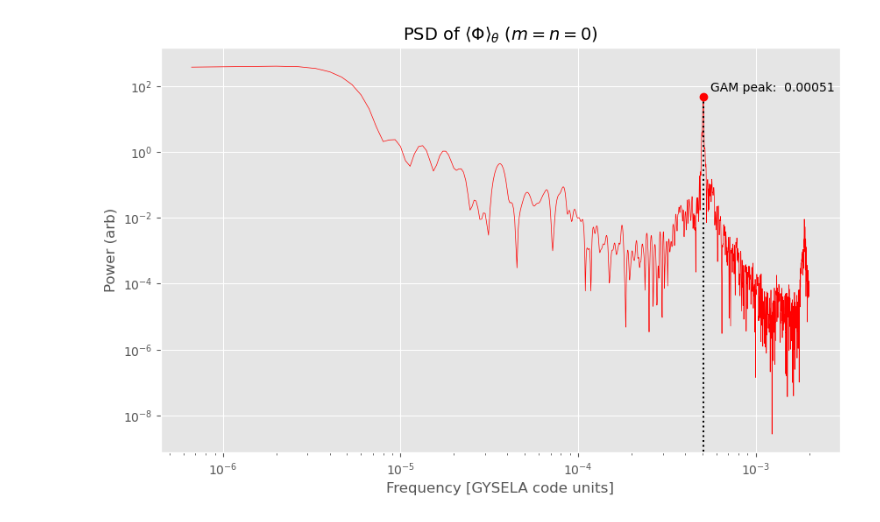
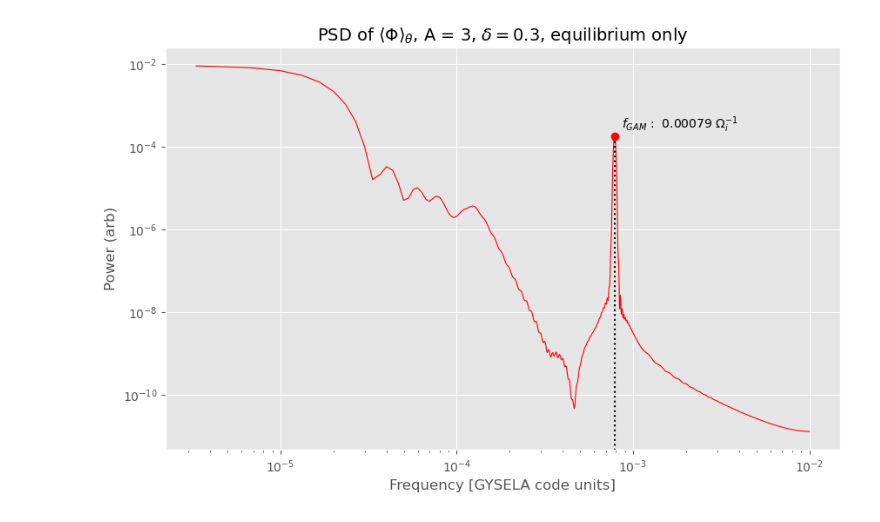
Before and after one commit to seferoni/GYSELA_utils, a Jupyter notebook: post-processing/scripts/exploratory_notebooks/psd_mn0.ipynb, the cells around one changed output. Cells and saved outputs as stored; diff of their text form; code cells hidden in the pictures.

```diff
--- a/post-processing/scripts/exploratory_notebooks/psd_mn0.ipynb
+++ b/post-processing/scripts/exploratory_notebooks/psd_mn0.ipynb
@@ -9,6 +9,10 @@ import phi2D_utilities as utils;
 plt.style.use("ggplot");
 # %%
 # Test inputs - delete when done!
-directory_path = "/zhisongqu_data/seth/GYSELA/raw/batch_10/DN_FLUXDRIVEN_ITG_TEST";
-data_arrays = reader.fetch_phi2D_data(directory_path);
+perturbed_directory_path = "/zhisongqu_data/seth/GYSELA/raw/batch_11/DN_DELTASCAN_A3_PERTURB_0.3";
+quiescent_directory_path = "/zhisongqu_data/seth/GYSELA/raw/batch_11/DN_DELTASCAN_A3_QUIESCENT_0.3";
+perturbed_data_arrays = reader.fetch_phi2D_data(perturbed_directory_path, parallelise = True);
+quiescent_data_arrays = reader.fetch_phi2D_data(quiescent_directory_path, parallelise = True);
+dt_diag = reader.fetch_dt_diag(perturbed_directory_path);
+jacobian_dictionary = reader.fetch_jacobian(perturbed_directory_path);
 # %% [output]
@@ -18,26 +32,38 @@ Finished compiling data from all files in the directory.
 # %%
-def plot_power_spectrum_density(phi2D_list, dt_diag, effective_radius = 0.7, real_frequency = False):
+def plot_power_spectrum_density(phi2D_list, dt_diag, jacobian_dictionary, effective_radius = 0.7, title_suffix = "", real_frequency = False, quiescent_phi2D_list = None):
 
 	# Signal isolation and data processing.
 	# Logic here is similar to that of `extract_GAM_frequency` in the utilities.
-	radial_time_series = utils.generate_poloidally_averaged_time_series(phi2D_list, effective_radius);
+	radial_time_series = utils.generate_poloidally_averaged_time_series(phi2D_list, jacobian_dictionary, effective_radius);
+
+	if quiescent_phi2D_list is not None:
+		quiescent_time_series = utils.generate_poloidally_averaged_time_series(quiescent_phi2D_list, jacobian_dictionary, effective_radius);
+		radial_time_series = radial_time_series - quiescent_time_series;
+
 	frequencies, power_spectrum_density = utils.map_power_spectrum(radial_time_series, dt_diag);
 	frequencies = utils.convert_to_real_frequency(frequencies) if real_frequency else frequencies;
 	GAM_peak_index = utils.isolate_GAM_peak_index(power_spectrum_density, frequencies);
 	GAM_frequency = frequencies[GAM_peak_index];
 	GAM_power = float(power_spectrum_density[GAM_peak_index]);
 
 	# Figure plotting logic.
 	plt.figure(figsize = (10, 6));
-	plt.loglog(frequencies, power_spectrum_density, label = "PSD", color = "red", lw = 0.5);
+	plt.loglog(frequencies, power_spectrum_density, label = "PSD", color = "red", lw = 0.8);
 	plt.vlines(GAM_frequency, GAM_power, 0, colors = "black", linestyles = "dotted");
 	plt.plot(GAM_frequency, power_spectrum_density[GAM_peak_index], "ro");
-	plt.annotate(rf"GAM peak: {GAM_frequency : .5f}", xy = (GAM_frequency, GAM_power), xytext = (GAM_frequency * 1.1, GAM_power * 1.5));
+	plt.annotate(rf"$f_{{GAM}}$ : {GAM_frequency : .5f} $\Omega_i^{{-1}}$", xy = (GAM_frequency, GAM_power), xytext = (GAM_frequency * 1.1, GAM_power * 1.5));
 	plt.xlabel("Frequency [Hz]" if real_frequency else f"Frequency [GYSELA code units]");
 	plt.ylabel("Power (arb)");
-	plt.title(r"PSD of $\langle \Phi \rangle_\theta$ ($m = n = 0$)", fontsize = 14);
+	plt.title(rf"PSD of $\langle \Phi \rangle_\theta$, {title_suffix}", fontsize = 14);
 	plt.show();
 
-plot_power_spectrum_density(data_arrays, dt_diag = 250, real_frequency = False);
+plot_power_spectrum_density(
+	quiescent_data_arrays,
+	dt_diag = dt_diag,
+	jacobian_dictionary = jacobian_dictionary,
+	quiescent_phi2D_list = None,
+	title_suffix = rf"A = 3, $\delta = 0.3$, equilibrium only",
+	effective_radius = 0.4,
+	real_frequency = False);
 # %% [output]
-[figure, old version]
+[figure, new version]
```
Also changed, not shown: parts of 1 cell of this notebook, 1 other file.
